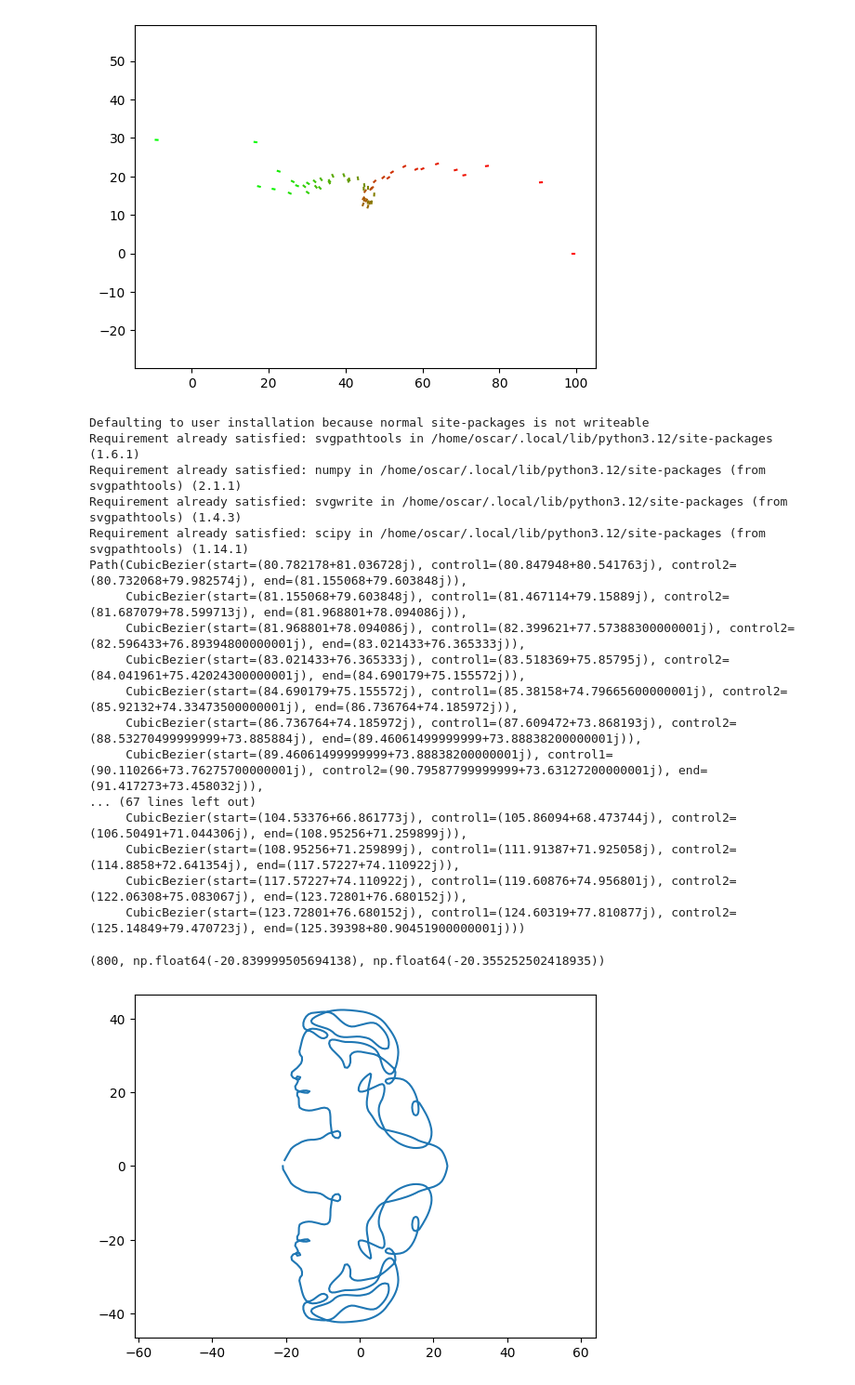
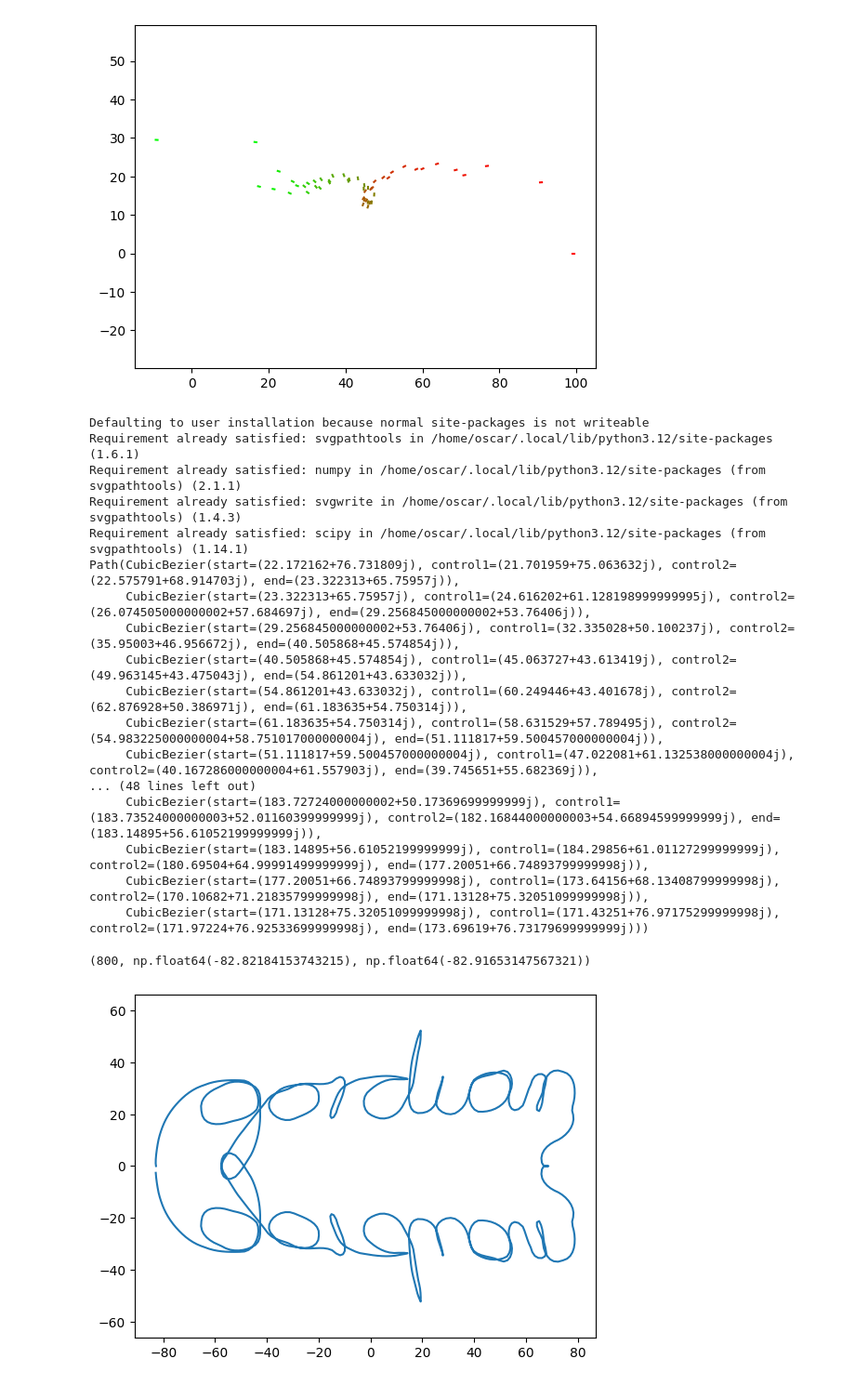
Before and after one commit to oscarlaird/fences, a Jupyter notebook: solve.ipynb, the cells around one changed output. Shown at 93% size. Drawn from its saved outputs; the diff is of its cells as text; code cells hidden in the pictures.

```diff
--- a/solve.ipynb
+++ b/solve.ipynb
@@ -188,7 +188,7 @@ import numpy as np
 
 # Load the SVG file
 # file_path = "test.svg"  # Replace with the path to your SVG file
-file_path = "word_gorian.svg"
+file_path = "word_gordian.svg"
 paths, attributes = svg2paths(file_path)
 
 # Assuming the SVG contains one path, we'll use the first path
@@ -207,48 +207,48 @@ def get_xy_at_length(path, arc_length):
 
     # path.point() returns a complex number, where real part is x and imaginary part is y
     point = path.point(arc_length / total_length)
     return point.real, point.imag
 
 # Example: get coordinates at 25%, 50%, and 75% along the path
 lengths = np.array([0.25, 0.5, 0.75]) * total_length
 
 for arc_length in lengths:
     x, y = get_xy_at_length(path, arc_length)
     # print(f"At length {arc_length:.2f}, x = {x:.2f}, y = {y:.2f}")
 
 ts = np.linspace(0, 1, 400 + 1)
 points = [path.point(t) for t in ts]
 xs = [p.real for p in points]
 xs += [x for x in xs[-1:1:-1]]
 avg_x = np.mean(xs)
 xs = [x-avg_x for x in xs]
-ys = [p.imag for p in points]
+ys = [-p.imag for p in points]
 ys = [y-ys[0] for y in ys]
 ys += [-y for y in ys[-1:1:-1]]
 import matplotlib.pyplot as plt
 plt.plot(xs, ys)
 plt.axis('equal')
 len(xs), xs[0], xs[-1]
 # %% [output]
 Defaulting to user installation because normal site-packages is not writeable
 Requirement already satisfied: svgpathtools in /home/oscar/.local/lib/python3.12/site-packages (1.6.1)
 Requirement already satisfied: numpy in /home/oscar/.local/lib/python3.12/site-packages (from svgpathtools) (2.1.1)
 Requirement already satisfied: svgwrite in /home/oscar/.local/lib/python3.12/site-packages (from svgpathtools) (1.4.3)
 Requirement already satisfied: scipy in /home/oscar/.local/lib/python3.12/site-packages (from svgpathtools) (1.14.1)
-Path(CubicBezier(start=(80.782178+81.036728j), control1=(80.847948+80.541763j), control2=(80.732068+79.982574j), end=(81.155068+79.603848j)),
-     CubicBezier(start=(81.155068+79.603848j), control1=(81.467114+79.15889j), control2=(81.687079+78.599713j), end=(81.968801+78.094086j)),
-     CubicBezier(start=(81.968801+78.094086j), control1=(82.399621+77.57388300000001j), control2=(82.596433+76.89394800000001j), end=(83.021433+76.365333j)),
-     CubicBezier(start=(83.021433+76.365333j), control1=(83.518369+75.85795j), control2=(84.041961+75.42024300000001j), end=(84.690179+75.155572j)),
-     CubicBezier(start=(84.690179+75.155572j), control1=(85.38158+74.79665600000001j), control2=(85.92132+74.33473500000001j), end=(86.736764+74.185972j)),
-     CubicBezier(start=(86.736764+74.185972j), control1=(87.609472+73.868193j), control2=(88.53270499999999+73.885884j), end=(89.46061499999999+73.88838200000001j)),
-     CubicBezier(start=(89.46061499999999+73.88838200000001j), control1=(90.110266+73.76275700000001j), control2=(90.79587799999999+73.63127200000001j), end=(91.417273+73.458032j)),
-... (67 lines left out)
-     CubicBezier(start=(104.53376+66.861773j), control1=(105.86094+68.473744j), control2=(106.50491+71.044306j), end=(108.95256+71.259899j)),
-     CubicBezier(start=(108.95256+71.259899j), control1=(111.91387+71.925058j), control2=(114.8858+72.641354j), end=(117.57227+74.110922j)),
-     CubicBezier(start=(117.57227+74.110922j), control1=(119.60876+74.956801j), control2=(122.06308+75.083067j), end=(123.72801+76.680152j)),
-     CubicBezier(start=(123.72801+76.680152j), control1=(124.60319+77.810877j), control2=(125.14849+79.470723j), end=(125.39398+80.90451900000001j)))
+Path(CubicBezier(start=(22.172162+76.731809j), control1=(21.701959+75.063632j), control2=(22.575791+68.914703j), end=(23.322313+65.75957j)),
+     CubicBezier(start=(23.322313+65.75957j), control1=(24.616202+61.128198999999995j), control2=(26.074505000000002+57.684697j), end=(29.256845000000002+53.76406j)),
+     CubicBezier(start=(29.256845000000002+53.76406j), control1=(32.335028+50.100237j), control2=(35.95003+46.956672j), end=(40.505868+45.574854j)),
+     CubicBezier(start=(40.505868+45.574854j), control1=(45.063727+43.613419j), control2=(49.963145+43.475043j), end=(54.861201+43.633032j)),
+     CubicBezier(start=(54.861201+43.633032j), control1=(60.249446+43.401678j), control2=(62.876928+50.386971j), end=(61.183635+54.750314j)),
+     CubicBezier(start=(61.183635+54.750314j), control1=(58.631529+57.789495j), control2=(54.983225000000004+58.751017000000004j), end=(51.111817+59.500457000000004j)),
+     CubicBezier(start=(51.111817+59.500457000000004j), control1=(47.022081+61.132538000000004j), control2=(40.167286000000004+61.557903j), end=(39.745651+55.682369j)),
+... (48 lines left out)
+     CubicBezier(start=(183.72724000000002+50.17369699999999j), control1=(183.73524000000003+52.01160399999999j), control2=(182.16844000000003+54.66894599999999j), end=(183.14895+56.61052199999999j)),
+     CubicBezier(start=(183.14895+56.61052199999999j), control1=(184.29856+61.01127299999999j), control2=(180.69504+64.99991499999999j), end=(177.20051+66.74893799999998j)),
+     CubicBezier(start=(177.20051+66.74893799999998j), control1=(173.64156+68.13408799999998j), control2=(170.10682+71.21835799999998j), end=(171.13128+75.32051099999998j)),
+     CubicBezier(start=(171.13128+75.32051099999998j), control1=(171.43251+76.97175299999998j), control2=(171.97224+76.92533699999998j), end=(173.69619+76.73179699999999j)))
-(800, np.float64(-20.839999505694138), np.float64(-20.355252502418935))
+(800, np.float64(-82.82184153743215), np.float64(-82.91653147567321))
-[figure, old version]
+[figure, new version]
 # %%
 import numpy as np
 import matplotlib
```
Also changed, not shown: parts of 4 cells of this notebook, 22 other files.
